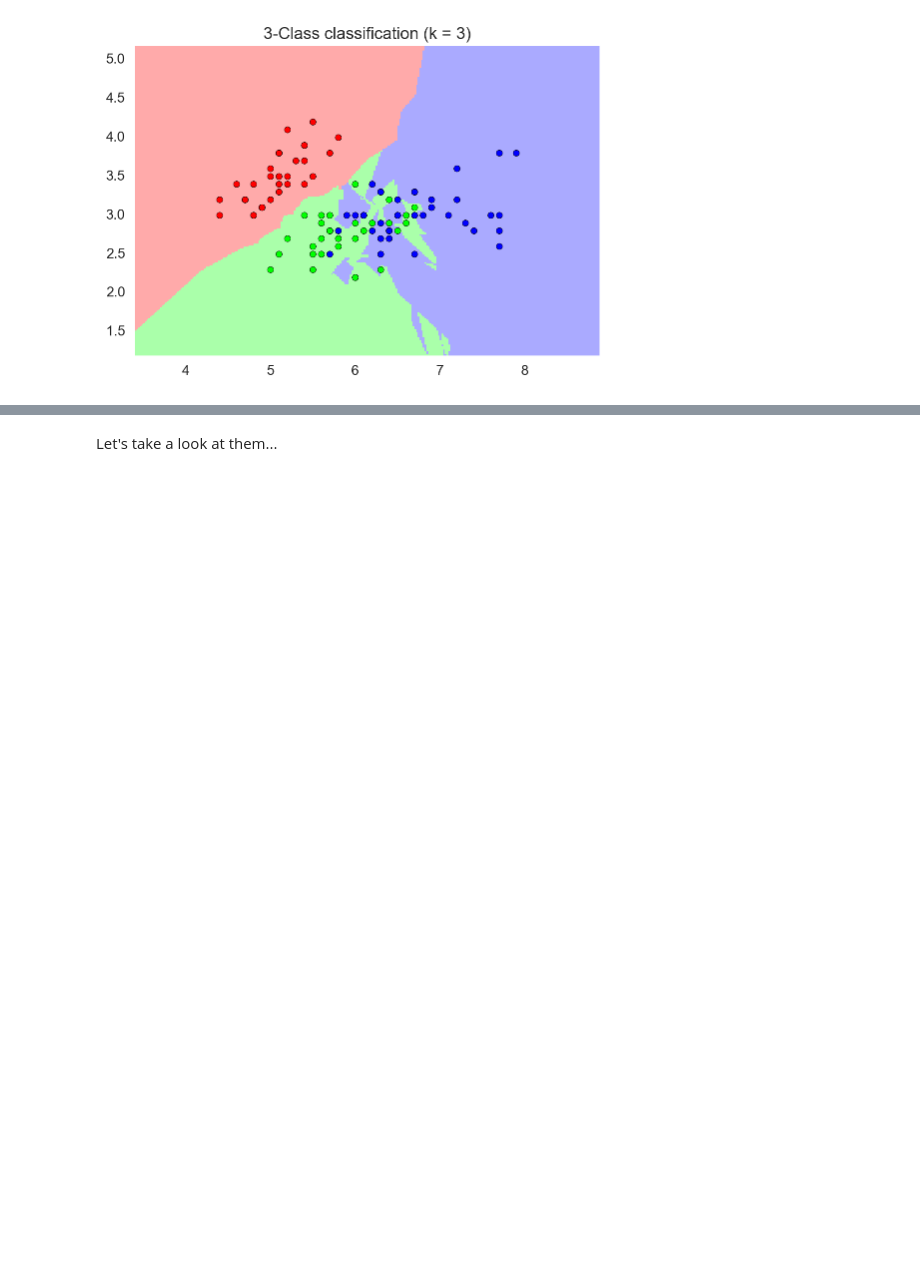
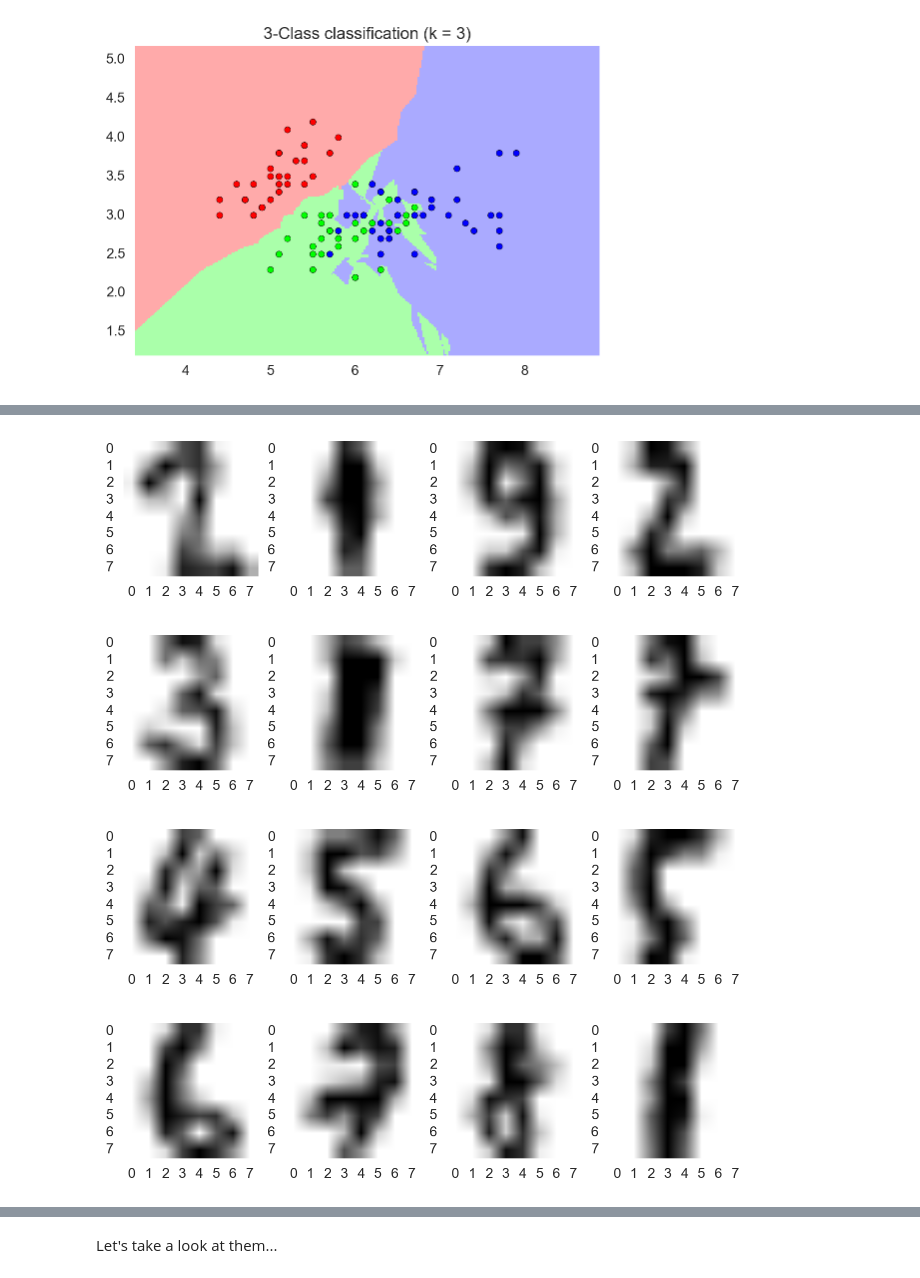
Before and after one commit to mcrovella/CS506-Computational-Tools-for-Data-Science, a Jupyter notebook: 15B-Classification-II-Demo.ipynb, the cells around one changed output, grey strips where cells are left out. Saved outputs shown, nothing was run; the diff lists cells and outputs as text; code cells hidden in the pictures; blank space fills up the shorter version.

```diff
--- a/15B-Classification-II-Demo.ipynb
+++ b/15B-Classification-II-Demo.ipynb
@@ -397 +456,12 @@ plt.imshow(digits.images[2])
+# %%
+for t in range(4):
+    plt.figure(figsize=(8,2))
+    for j in range(4):
+        plt.subplot(1, 4, 1 + j)
+        plt.imshow(X_digits_test[4*t + j].reshape(8, 8))
+# %% [output]
+[figure, added]
+[figure, added]
+[figure, added]
+[figure, added]
 # %% [markdown]
```
Also changed, not shown: parts of 20 cells of this notebook, 1 other file.
